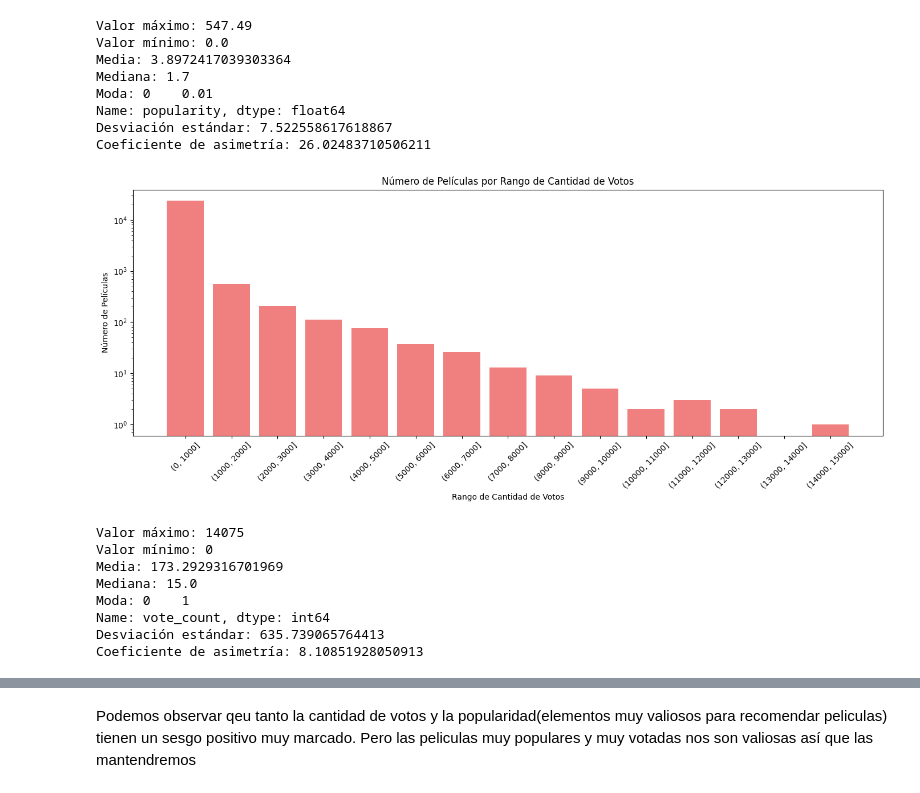
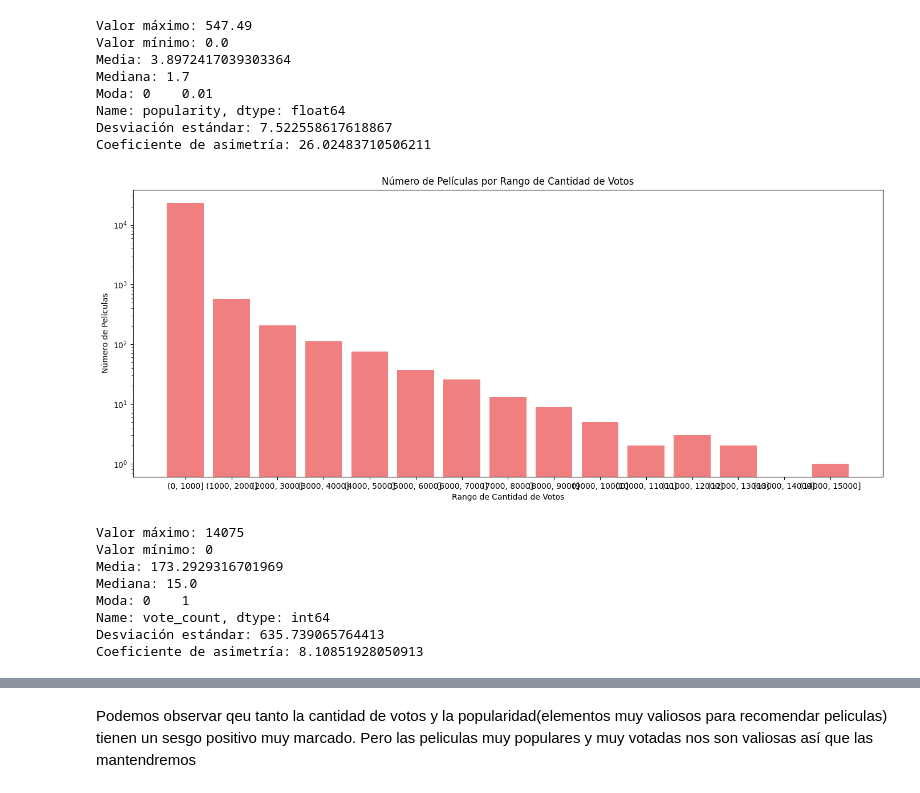
Before and after one commit to Julianburastero/proyecto_individual-1, a Jupyter notebook: notebooks/EDA.ipynb, the cells around one changed output, grey strips where cells are left out. Cells and saved outputs as stored; diff of their text form; code cells hidden in the pictures.

```diff
--- a/notebooks/EDA.ipynb
+++ b/notebooks/EDA.ipynb
@@ -59,5 +73,6 @@ Como podemos observar hay 1478 peliculas que tienen una duración de 0 minutos.
-# %%
-movies_dfp.loc[movies_dfp['runtime'] == 0, 'runtime'] = media_runtime
+# %%
+# Procedemos a reemplazar aquellas peliculas que tengan un metraje igual 0 por la media:
+movies_dfp['runtime'] = metraje.replace(0, metraje.mean())
 # %%
 # Confirmamos la transformación:
 len(movies_dfp[movies_dfp['runtime'] == 0])
@@ -168,2 +178,0 @@ Para el modelo no utilizaremos las fechas completas ya que solo nos interesa el
-# %%
-movies_dfp.drop(columns='release_date', inplace=True)
@@ -221,37 +248,45 @@ Name: popularity, dtype: float64
 Desviación estándar: 7.522558617618867
 Coeficiente de asimetría: 26.02483710506211
 # %%
+# Guardamos la columna 'vote_count' en la variable 'cantidad_votos':
 cantidad_votos = movies_dfp['vote_count']
 
-# Agrupamos 'vote_count' en intervalos más amplios para una mejor visualización
-bins = range(0, int(movies_dfp['vote_count'].max()) + 1000, 1000)  # Intervalos de 1000
+# Definimos intervalos de cantidad de votos de 1000 en 1000 para una mejor visualización:
+bins = range(0, int(movies_dfp['vote_count'].max()) + 1000, 1000)
+
+# Agrupamos 'vote_count' en los intervalos y contamos las películas en cada uno:
 vote_count_binned = pd.cut(movies_dfp['vote_count'], bins=bins).value_counts().sort_index()
 
-# Crear el gráfico de barras
+# Creamos la figura para el gráfico de barras:
 plt.figure(figsize=(14, 6))
+
+# Generamos el gráfico de barras con los rangos de cantidad de votos:
 plt.bar(vote_count_binned.index.astype(str), vote_count_binned.values, color='lightcoral')
+
+# Configuramos los ejes y el título
 plt.xlabel('Rango de Cantidad de Votos')
 plt.ylabel('Número de Películas')
 plt.title('Número de Películas por Rango de Cantidad de Votos')
 
-# Mostrar las etiquetas del eje x
-plt.xticks(rotation=45)  # Opcional: Rota las etiquetas para una mejor visualización
-
-# Escala logarítmica para mejorar la visibilidad de los datos sesgados
+# Aplicamos escala logarítmica al eje y para mejorar la visibilidad:
 plt.yscale('log')
 
+# Ajustamos el diseño del gráfico:
 plt.tight_layout()
+
+# Mostramos el gráfico:
 plt.show()
 
+# Imprimimos el máximo, minimo, la media, mediana, la desviacion estandar y el coef de asimetria
 print(f'Valor máximo: {max(cantidad_votos)}')
 print(f'Valor mínimo: {min(cantidad_votos)}')
 print(f'Media: {np.mean(cantidad_votos)}')
 print(f'Mediana: {np.median(cantidad_votos)}')
 print(f'Moda: {(cantidad_votos.mode())}')
 print(f'Desviación estándar: {np.std(cantidad_votos)}')
 print(f'Coeficiente de asimetría: {cantidad_votos.skew()}')
 # %% [output]
-[figure, old version]
+[figure, new version]
 Valor máximo: 14075
 Valor mínimo: 0
 Media: 173.2929316701969
```
Also changed, not shown: parts of 67 cells of this notebook, 12 other files.
